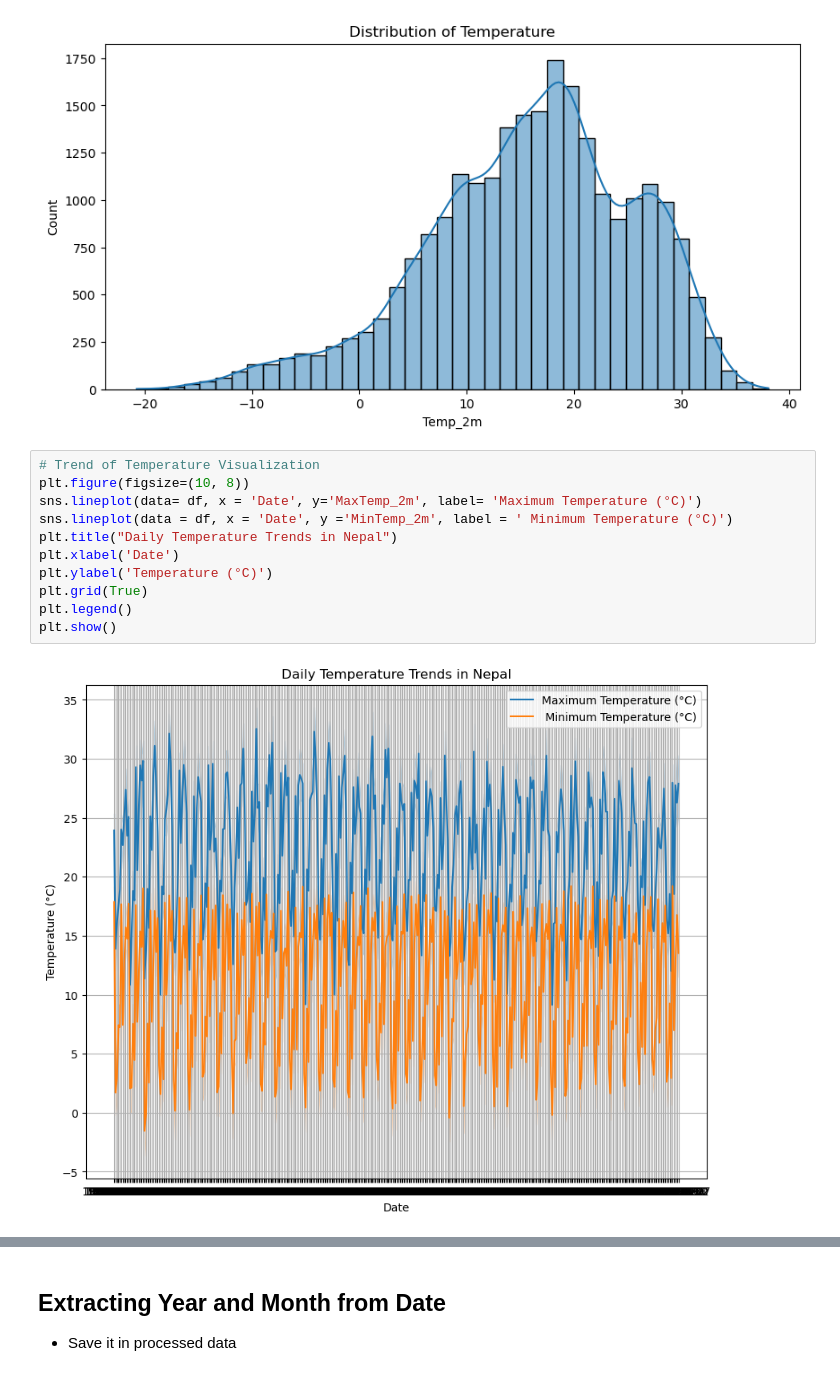
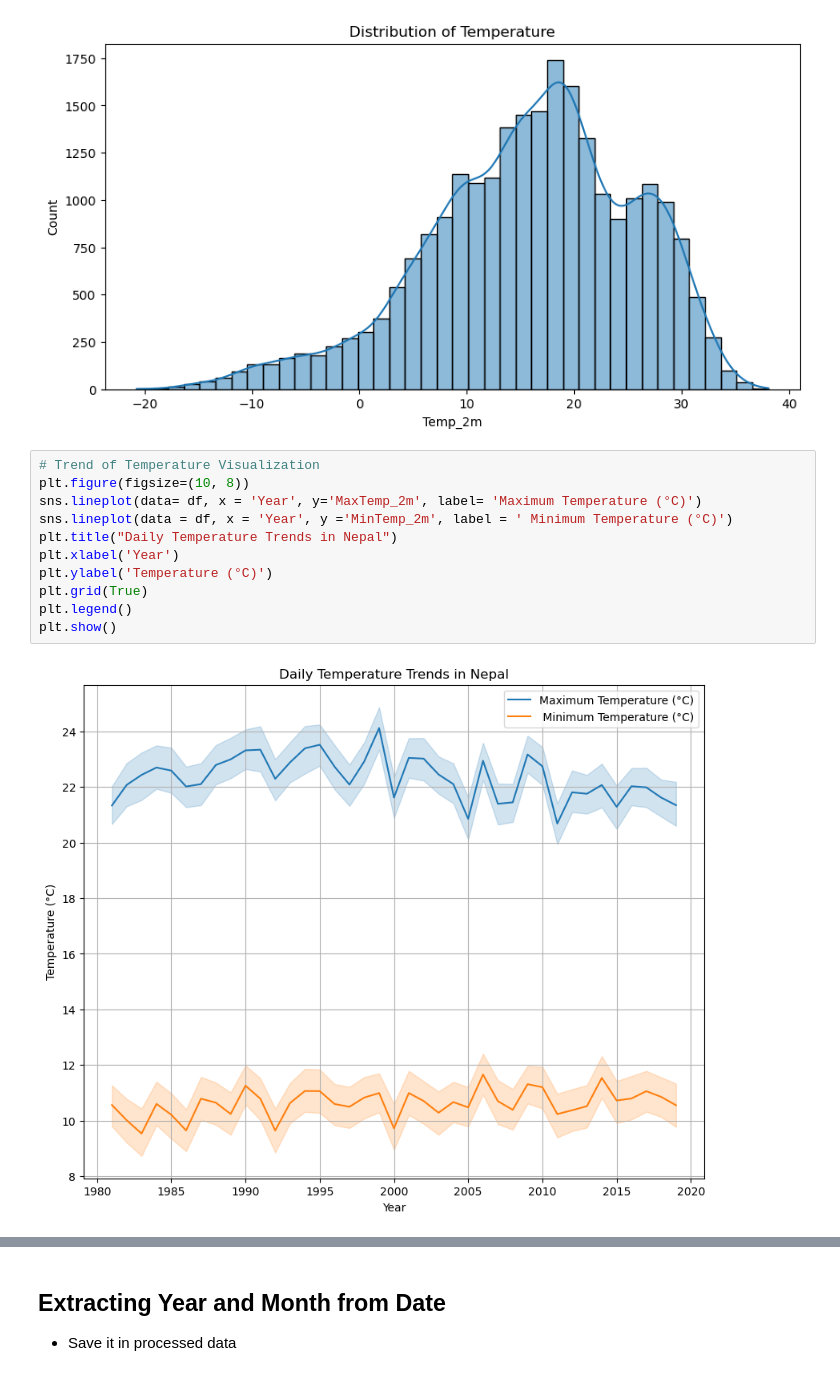
Before and after one commit to Omdena-NIC-Nepal/capstone-project-Mandiraghi, a Jupyter notebook: climate_impact_nepal/notebooks/exp.ipynb, the cells around one changed output, grey strips where cells are left out. Cells and saved outputs as stored; diff of their text form.

```diff
--- a/climate_impact_nepal/notebooks/exp.ipynb
+++ b/climate_impact_nepal/notebooks/exp.ipynb
@@ -143,16 +143,16 @@ plt.show()
 # %%
 # Trend of Temperature Visualization
 plt.figure(figsize=(10, 8))
-sns.lineplot(data= df, x = 'Date', y='MaxTemp_2m', label= 'Maximum Temperature (°C)')
-sns.lineplot(data = df, x = 'Date', y ='MinTemp_2m', label = ' Minimum Temperature (°C)')
+sns.lineplot(data= df, x = 'Year', y='MaxTemp_2m', label= 'Maximum Temperature (°C)')
+sns.lineplot(data = df, x = 'Year', y ='MinTemp_2m', label = ' Minimum Temperature (°C)')
 plt.title("Daily Temperature Trends in Nepal")
-plt.xlabel('Date')
+plt.xlabel('Year')
 plt.ylabel('Temperature (°C)')
 plt.grid(True)
 plt.legend()
 plt.show()
 # %% [output]
-[figure, old version]
+[figure, new version]
 # %%
 # Average Temperature by District
 district_avg_temp = df.groupby('District')['Temp_2m'].mean().sort_values(ascending= False).head(10)
```
Also changed, not shown: parts of 3 cells of this notebook, 4 other files.
